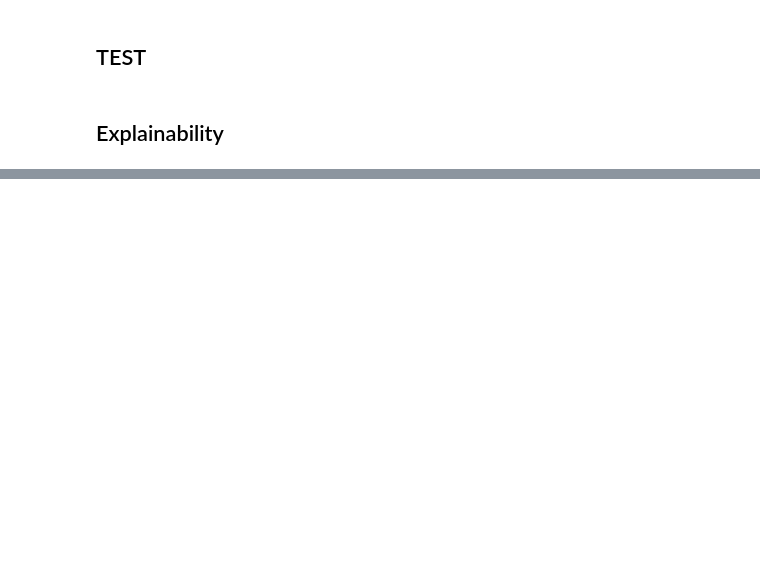
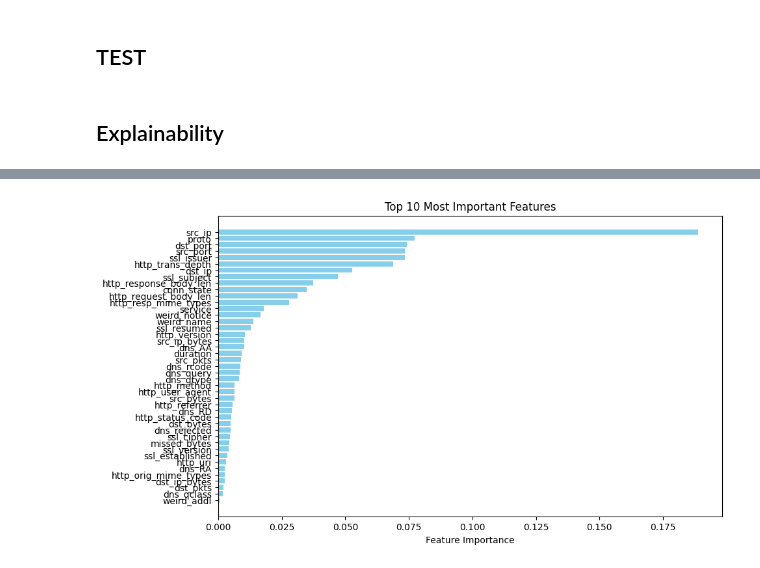
Before and after one commit to CyberGiant7/DataAnalyticsProject, a Jupyter notebook: TrainingModule/tabular_module.ipynb, the cells around one changed output, grey strips where cells are left out. Saved outputs shown, nothing was run; the diff lists cells and outputs as text; code cells hidden in the pictures; blank space fills up the shorter version.

```diff
--- a/TrainingModule/tabular_module.ipynb
+++ b/TrainingModule/tabular_module.ipynb
@@ -124,9 +125,21 @@ categorical_columns = X_train.select_dtypes(include=["object"]).columns.tolist()
 numeric_columns = X_train.select_dtypes(include=["int64", "float64"]).columns.tolist()
 # boolean_columns = X_train.select_dtypes(include=["bool"]).columns.tolist()
 
+class CustomOrdinalEncoder(OrdinalEncoder):
+    def transform(self, X):
+        encoded = super().transform(X)
+        # Shift all values by +1 and replace unknown_value (-1) with 0
+        return np.where(encoded == -1, 0, encoded + 1)
+
+    def inverse_transform(self, X):
+        # Handle the inverse transform to account for the +1 offset
+        X = np.where(X == 0, -1, X - 1)
+        return super().inverse_transform(X)
+
+
 ct = ColumnTransformer(
     [
-        ("cat", OrdinalEncoder(handle_unknown='use_encoded_value', unknown_value=-1), categorical_columns),  # Trasforma le colonne categoriche
+        ("cat", CustomOrdinalEncoder(handle_unknown='use_encoded_value', unknown_value=-1), categorical_columns),  # Trasforma le colonne categoriche
         # ("ordinal", OneHotEncoder(handle_unknown='infrequent_if_exist', sparse_output=False), categorical_columns),  # Trasforma le colonne categoriche
         ("scale", StandardScaler(), numeric_columns)  # Normalizza le colonne numeriche
     ],
@@ -135,13 +148,13 @@ ct = ColumnTransformer(
 ct.set_output(transform="pandas")
 
 ct = ct.fit(X_train)
-with open(f"{filepath}/transformer/transformer.save", "wb") as f:
+with open(f"{filepath}/transformer/transformer_tb.save", "wb") as f:
     pickle.dump(ct, f)
 
 # train set
 X_train = ct.transform(X_train)
 cat_idxs = [i for i, f in enumerate(X_train.columns) if "cat__" in f]
-cat_dims = [len(X_train[f].unique()) for i, f in enumerate(X_train.columns) if "cat__" in f]
+cat_dims = [len(X_train[f].unique()) + 1 for i, f in enumerate(X_train.columns) if "cat__" in f]
 
 # validation set
 X_val = ct.transform(X_val)
@@ -218,7 +231,9 @@ class TabNet(torch.nn.Module):
                                         output_dim=output_dim,
                                         verbose=verbose,
                                         cat_idxs=cat_idxs,
-                                        cat_dims=cat_dims)
+                                        cat_dims=cat_dims,
+                                        # cat_emb_dim=20
+                                        )
 
     def fit_model(self, X_train, y_train, X_val, y_val, criterion):
         self.network.fit(X_train=X_train,
@@ -244,7 +259,7 @@ class TabNet(torch.nn.Module):
         return self.network.feature_importances_
 
 
-def get_unsupervised_model(n_d_a, n_step, n_independent, n_shared, gamma, lr, cat_idxs, cat_dims):
+def get_unsupervised_model(n_d_a, n_step, n_independent, n_shared, gamma, lr, cat_idxs=None, cat_dims=None):
     tabnet_params = dict(n_d=n_d_a,
                          n_a=n_d_a,
                          n_steps=n_step,
@@ -264,7 +279,7 @@ def get_unsupervised_model(n_d_a, n_step, n_independent, n_shared, gamma, lr, ca
 #### HYPERPARAMETERS CONFIGURATION
 # %%
 nums_epochs = [1000]
-batch_sizes = [2048]
+batch_sizes = [1024*6]
 patience = [20]
 n_d_a = [64]  # 8, 16, 32, 64
 n_shared = [1]  # 1, 2, 3, 4, 5
@@ -396,0 +431,20 @@ plt.show()
+# %%
+# Assuming `feature_importances` is a numpy array containing the importance values
+# and `feature_names` is a list of names corresponding to the features
+feature_importances = best_model.network.feature_importances_
+feature_names = df1.drop(columns=['type']).columns
+
+# Sort the feature importances in descending order and select the top 10
+indices = np.argsort(feature_importances)[-50:][::-1]
+top_features = feature_importances[indices]
+top_feature_names = feature_names[indices]
+
+# Plotting
+plt.figure(figsize=(10, 6))
+plt.barh(top_feature_names, top_features, color='skyblue')
+plt.xlabel("Feature Importance")
+plt.title("Top 10 Most Important Features")
+plt.gca().invert_yaxis()  # To show the most important feature at the top
+plt.show()
+# %% [output]
+[figure, added]
```
Also changed, not shown: parts of 4 cells of this notebook, 4 other files.
